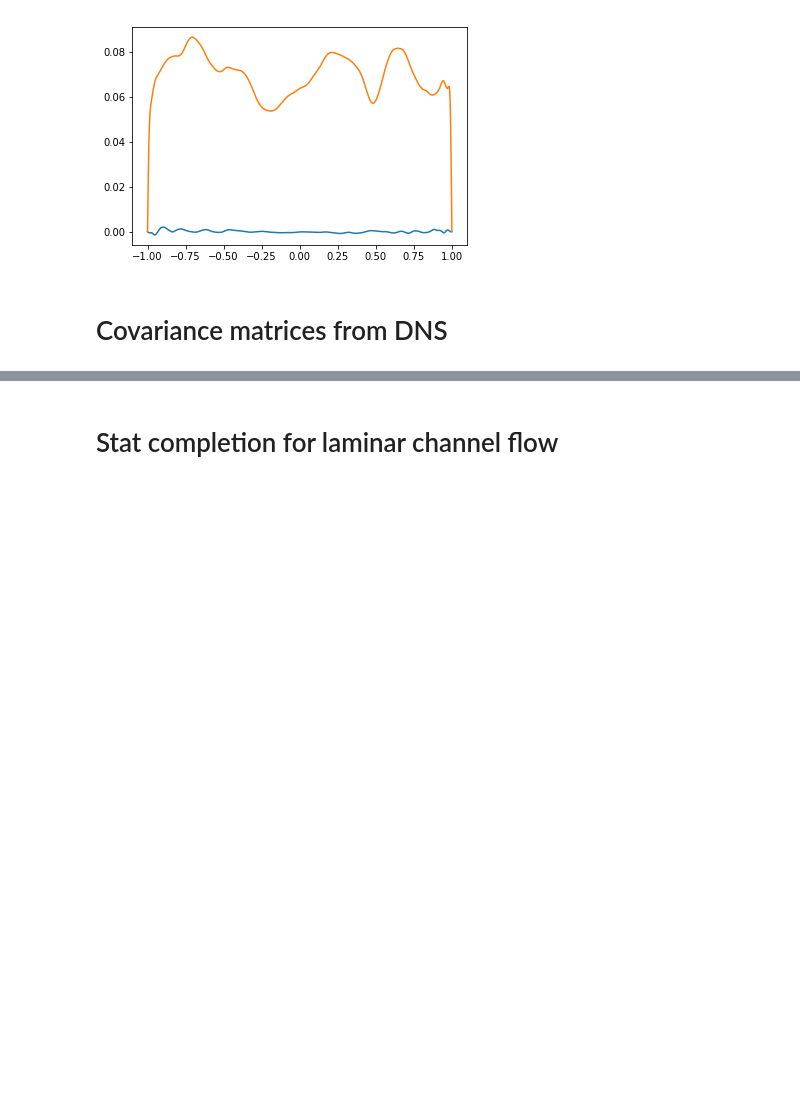
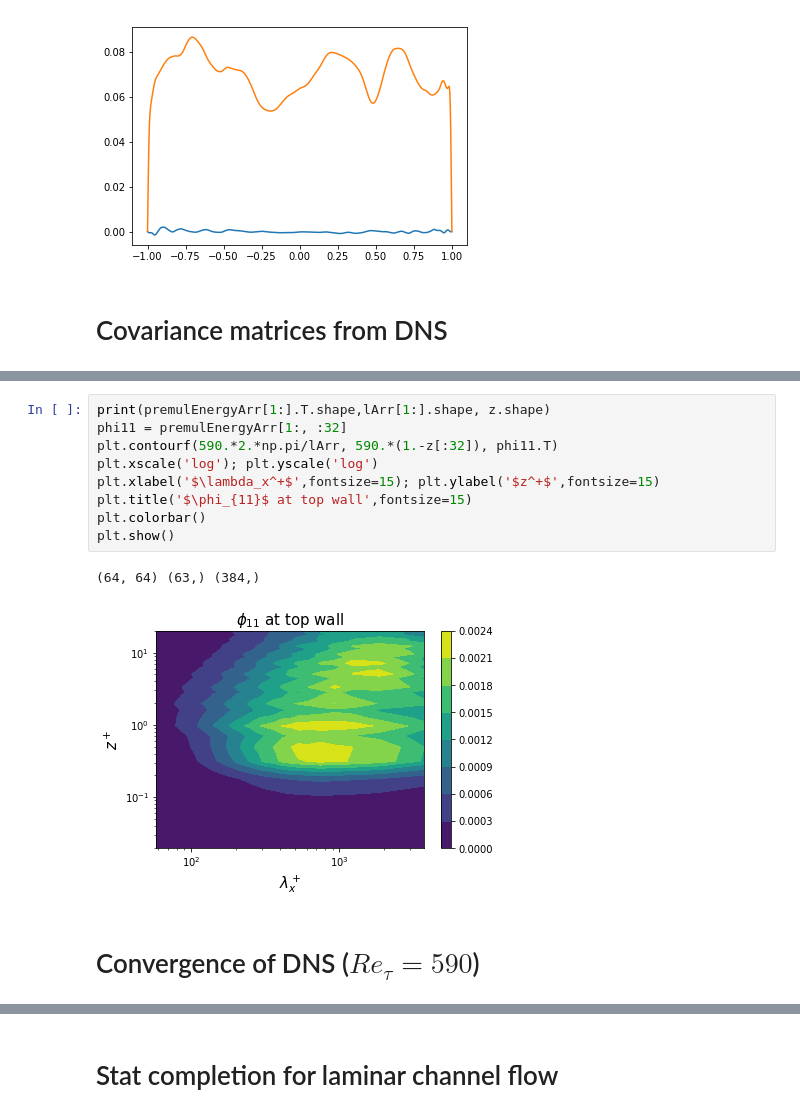
Before and after one commit to saba-vadarevu/Linear-Coherent-Structures-in-Channel-flows, a Jupyter notebook: library/statisticCompletion.ipynb, the cells around one changed output, grey strips where cells are left out. Drawn from its saved outputs; the diff is of its cells as text; blank space fills up the shorter version.

```diff
--- a/library/statisticCompletion.ipynb
+++ b/library/statisticCompletion.ipynb
@@ -149,0 +153,14 @@ plt.show()
+# %%
+print(premulEnergyArr[1:].T.shape,lArr[1:].shape, z.shape)
+phi11 = premulEnergyArr[1:, :32]
+plt.contourf(590.*2.*np.pi/lArr, 590.*(1.-z[:32]), phi11.T)
+plt.xscale('log'); plt.yscale('log')
+plt.xlabel('$\lambda_x^+$',fontsize=15); plt.ylabel('$z^+$',fontsize=15)
+plt.title('$\phi_{11}$ at top wall',fontsize=15)
+plt.colorbar()
+plt.show()
+# %% [output]
+(64, 64) (63,) (384,)
+[figure, added]
+# %% [markdown]
+# Convergence of DNS ($Re_\tau = 590$)
```
Also changed, not shown: parts of 22 cells of this notebook, 1 other file.
